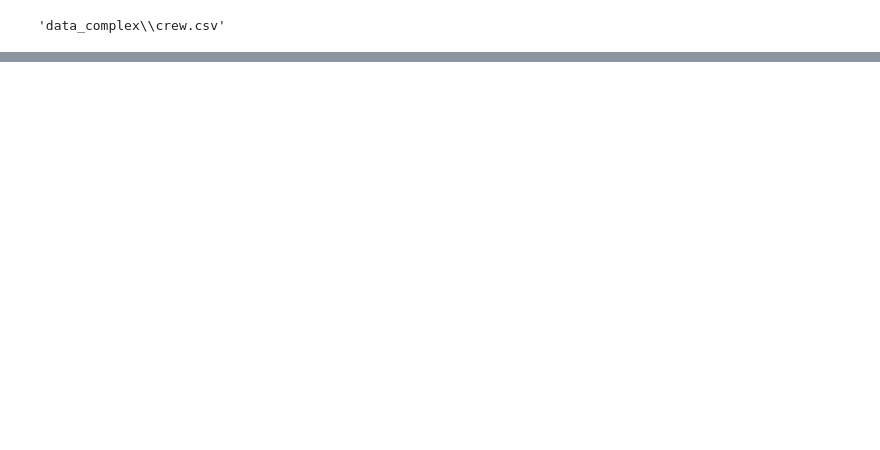
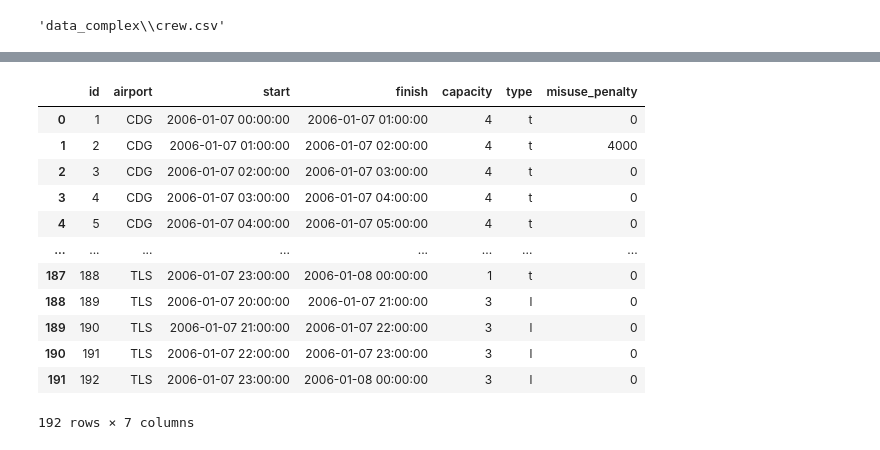
Before and after one commit to krzysiu5/QPoland-Quantum-Global-Hackathon-2024, a Jupyter notebook: exploration Marcin Massalski.ipynb, the cells around one changed output, grey strips where cells are left out. Cells and saved outputs as stored; diff of their text form; code cells hidden in the pictures; blank space fills up the shorter version.

```diff
--- a/exploration Marcin Massalski.ipynb
+++ b/exploration Marcin Massalski.ipynb
@@ -78,0 +169,58 @@ for file in os.listdir(data_directory):
+# %%
+class Data:
+    def __init__(self, directory):
+        ##Data about flights
+        self.flights = pd.read_csv(os.path.join(directory, "flights.csv"), parse_dates=["date","start", "finish"])
+        self.flight_disruptions =  pd.read_csv(os.path.join(directory, "flight_disruptions.csv"))
+        self.routes = pd.read_csv(os.path.join(directory, "routes.csv"))
+        self.min_ground_time = pd.read_csv(os.path.join(directory, "min_ground_time.csv"))
+
+        #below airports columns is a list
+        self.maintenance = pd.read_csv(os.path.join(directory, "maintenance.csv"), parse_dates=["min_start", "max_finish"])
+
+        #Data about crew
+        self.crew = pd.read_csv(os.path.join(directory, "crew.csv"))
+        self.crew_unavailabilities = pd.read_csv(os.path.join(directory, "crew_unavailabilities.csv"), parse_dates=["start", "finish"])
+        self.crew_pairings = pd.read_csv(os.path.join(directory, "crew_pairings.csv"), parse_dates=["1st_flight_start", "last_flight_finish"])
+        self.crew_rostering = pd.read_csv(os.path.join(directory, "crew_rostering.csv"), parse_dates=["start", "finish"])
+        self.crew_groups = pd.read_csv(os.path.join(directory, "crew_groups.csv"), parse_dates=["earliest_start_duty"])
+        self.min_cabin_crew = pd.read_csv(os.path.join(directory, "min_cabin_crew.csv"))
+        self.min_pilots = pd.read_csv(os.path.join(directory, "min_pilots.csv"))
+        self.visa_matrix = pd.read_csv(os.path.join(directory, "visa_matrix.csv"))
+
+        #Data about airports
+        self.airport_closures = pd.read_csv(os.path.join(directory, "airport_closures.csv"), parse_dates=["start", "finish"])
+        self.airports = pd.read_csv(os.path.join(directory, "airports.csv"))
+        self.aircraft_restrictions = pd.read_csv(os.path.join(directory, "aircraft_restrictions.csv"))
+
+        #Data about aircraft
+        self.aircraft = pd.read_csv(os.path.join(directory, "aircraft.csv"))
+        self.aircraft_unavailabilities = pd.read_csv(os.path.join(directory, "aircraft_unavailabilities.csv"))
+        self.cabin_capacities = pd.read_csv(os.path.join(directory, "cabin_capacities.csv"))
+
+        #Data about passangers
+        self.itineraries = pd.read_csv(os.path.join(directory, "itineraries.csv"))
+        self.meal_costs = pd.read_csv(os.path.join(directory, "meal_costs.csv"))
+        self.min_con_pax = pd.read_csv(os.path.join(directory, "min_con_pax.csv"))
+
+        #Data about slots
+        self.slots = pd.read_csv(os.path.join(directory, "slots.csv"), parse_dates=["start", "finish"])
+        self.slot_changes = pd.read_csv(os.path.join(directory, "slot_changes.csv"), parse_dates=["start", "finish"])
+# %%
+_d = Data("data_simple")
+# %%
+_d.slots
+# %% [output]
+|  | id | airport | start | finish | capacity | type | misuse_penalty |
+| 0 | 1 | CDG | 2006-01-07 00:00:00 | 2006-01-07 01:00:00 | 4 | t | 0 |
+| 1 | 2 | CDG | 2006-01-07 01:00:00 | 2006-01-07 02:00:00 | 4 | t | 4000 |
+| 2 | 3 | CDG | 2006-01-07 02:00:00 | 2006-01-07 03:00:00 | 4 | t | 0 |
+| 3 | 4 | CDG | 2006-01-07 03:00:00 | 2006-01-07 04:00:00 | 4 | t | 0 |
+| 4 | 5 | CDG | 2006-01-07 04:00:00 | 2006-01-07 05:00:00 | 4 | t | 0 |
+| ... | ... | ... | ... | ... | ... | ... | ... |
+| 187 | 188 | TLS | 2006-01-07 23:00:00 | 2006-01-08 00:00:00 | 1 | t | 0 |
+| 188 | 189 | TLS | 2006-01-07 20:00:00 | 2006-01-07 21:00:00 | 3 | l | 0 |
+| 189 | 190 | TLS | 2006-01-07 21:00:00 | 2006-01-07 22:00:00 | 3 | l | 0 |
+| 190 | 191 | TLS | 2006-01-07 22:00:00 | 2006-01-07 23:00:00 | 3 | l | 0 |
+| 191 | 192 | TLS | 2006-01-07 23:00:00 | 2006-01-08 00:00:00 | 3 | l | 0 |
+192 rows × 7 columns
```
Also changed, not shown: parts of 16 cells of this notebook, 2 other files.
